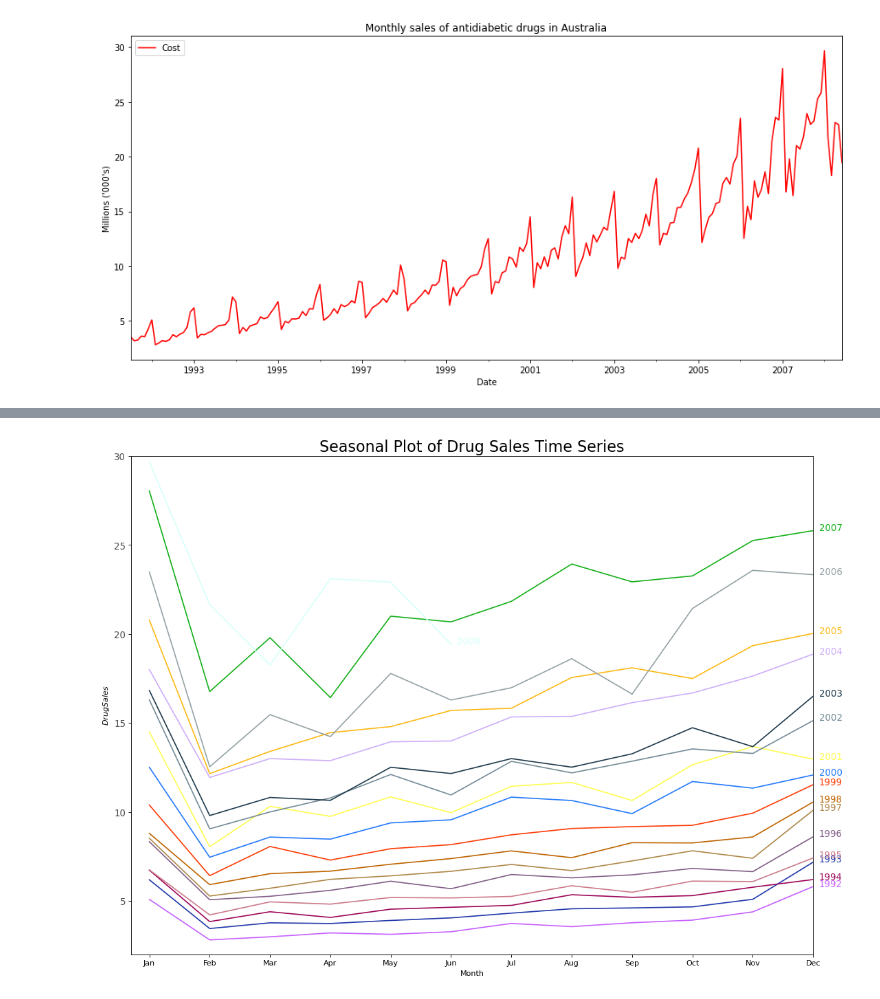
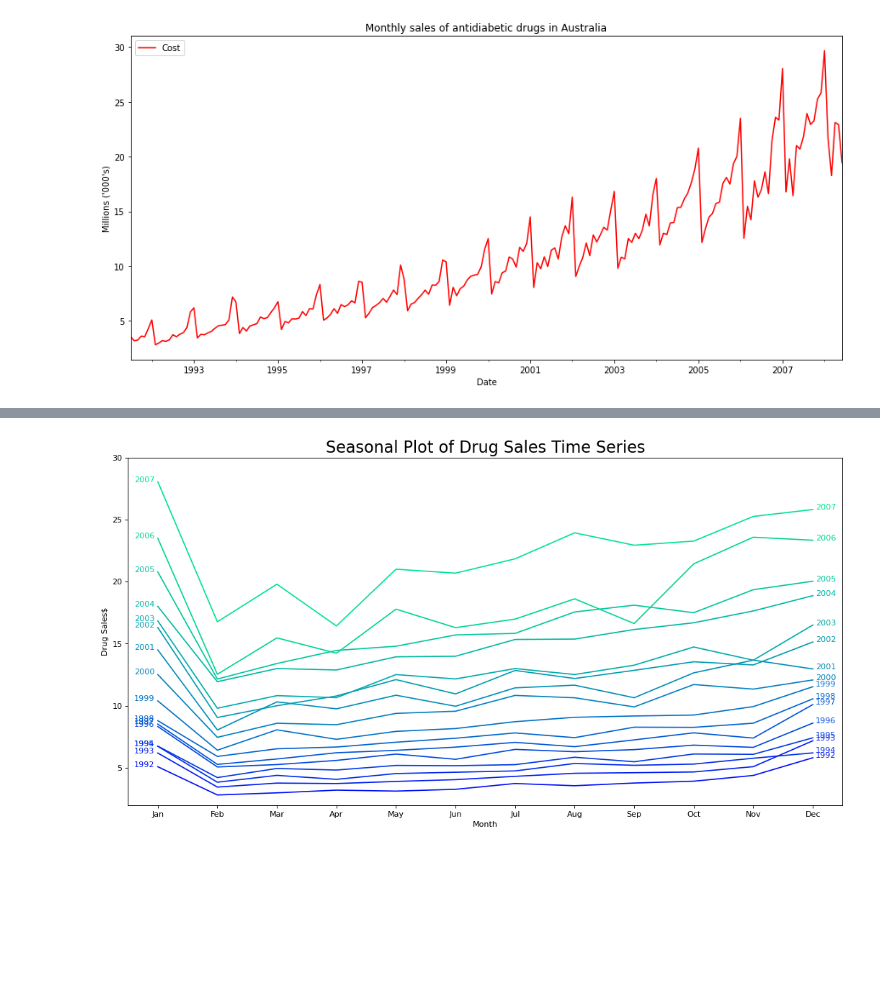
Before and after one commit to marknhenry/forecasting, a Jupyter notebook: exploration/py/01 - Data Viz.ipynb, the cells around one changed output, grey strips where cells are left out. Saved outputs shown, nothing was run; the diff lists cells and outputs as text; code cells hidden in the pictures; blank space fills up the shorter version.

Commit message:
Seasonal Plotter Working

```diff
--- a/exploration/py/01 - Data Viz.ipynb
+++ b/exploration/py/01 - Data Viz.ipynb
@@ -130,21 +109,4 @@ for i in range(1, years_count):
-# %%
-df = a10.copy()
-df.reset_index(inplace=True)
-df['Year'] = [d.year for d in df.Date]
-df['month'] = [d.strftime('%b') for d in df.Date]
-np.random.seed(100)
-mycolors = np.random.choice(list(mpl.colors.XKCD_COLORS.keys()), len(years), replace=False)
-years = df['Year'].unique()
-
-plt.figure(figsize=(16,12), dpi=80)
-for i, y in enumerate(years):
-    if i>0:
-        plt.plot('month', 'Cost', data=df.loc[df.Year==y,:], color = mycolors[i], label=y)
-        plt.text(df.loc[df.Year==y, :].shape[0]-.9, df.loc[df.Year==y, 'Cost'][-1:].values[0], y, fontsize=12, color=mycolors[i])
-
-plt.gca().set(xlim=(-0.3, 11), ylim=(2, 30), ylabel='$Drug Sales$', xlabel='Month')
-plt.yticks(fontsize=12, alpha=.7)
-plt.title("Seasonal Plot of Drug Sales Time Series", fontsize=20)
-plt.show()
-# %% [output]
-[figure, removed]
+# %%
+seasonal_plotter(a10, 'Cost')
+# %% [output]
+[figure, added]
```
Also changed, not shown: parts of 2 cells of this notebook, 1 other file.
